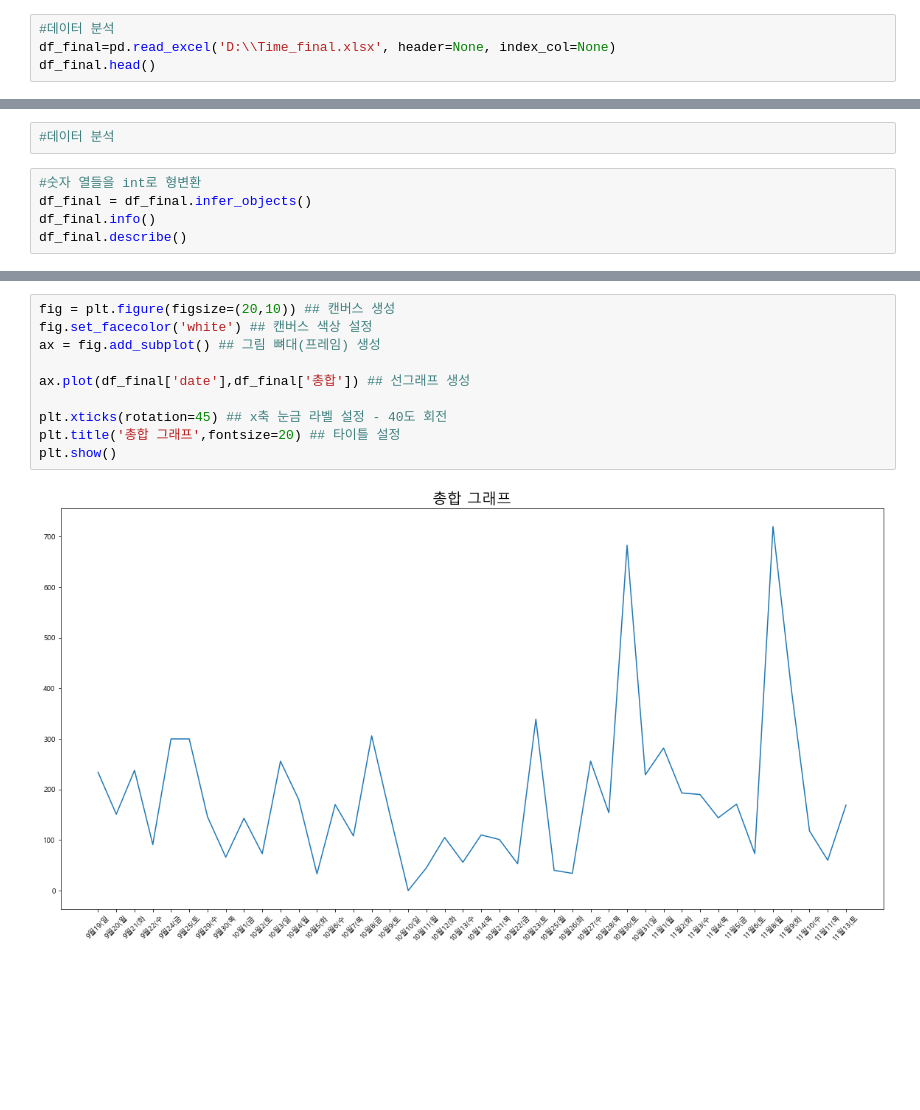
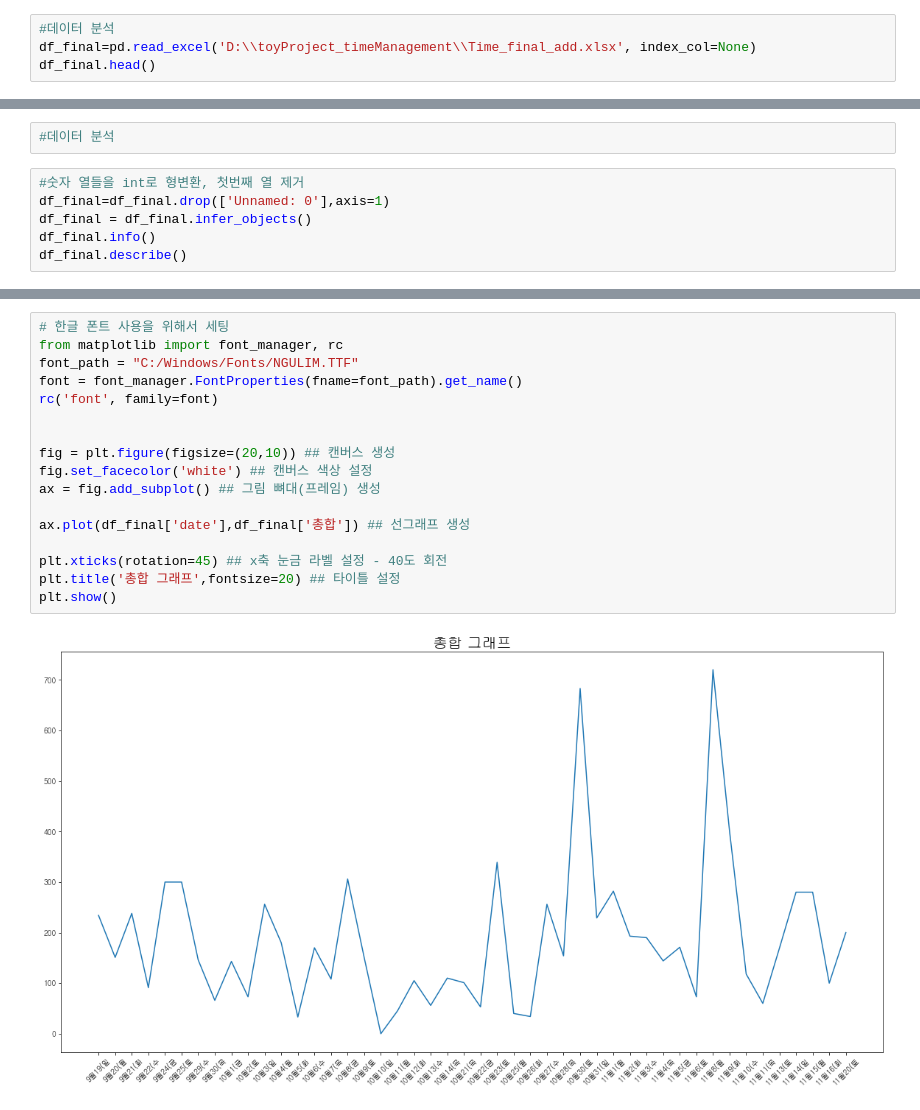
Before and after one commit to reafsss/mountain, a Jupyter notebook: python-toyProject/toyProject_timeManagement/시간관리프로젝트_데이터분석및시각화.ipynb, the cells around one changed output, grey strips where cells are left out. Cells and saved outputs as stored; diff of their text form; blank space fills up the shorter version.

```diff
--- a/python-toyProject/toyProject_timeManagement/시간관리프로젝트_데이터분석및시각화.ipynb
+++ b/python-toyProject/toyProject_timeManagement/시간관리프로젝트_데이터분석및시각화.ipynb
@@ -5,6 +5,6 @@ import matplotlib.pyplot as plt
 import seaborn as sns
 # %%
 #데이터 분석
-df_final=pd.read_excel('D:\\Time_final.xlsx', header=None, index_col=None)
+df_final=pd.read_excel('D:\\toyProject_timeManagement\\Time_final_add.xlsx', index_col=None)
 df_final.head()
 # %% [output]
@@ -17,7 +18,8 @@ df_final.head()
 # %%
 #데이터 분석
 # %%
-#숫자 열들을 int로 형변환
+#숫자 열들을 int로 형변환, 첫번째 열 제거
+df_final=df_final.drop(['Unnamed: 0'],axis=1)
 df_final = df_final.infer_objects()
 df_final.info()
 df_final.describe()
@@ -51,15 +54,22 @@ memory usage: 11.3+ KB
 # %%
+# 한글 폰트 사용을 위해서 세팅
+from matplotlib import font_manager, rc
+font_path = "C:/Windows/Fonts/NGULIM.TTF"
+font = font_manager.FontProperties(fname=font_path).get_name()
+rc('font', family=font)
+
+
 fig = plt.figure(figsize=(20,10)) ## 캔버스 생성
 fig.set_facecolor('white') ## 캔버스 색상 설정
 ax = fig.add_subplot() ## 그림 뼈대(프레임) 생성
 
 ax.plot(df_final['date'],df_final['총합']) ## 선그래프 생성
 
 plt.xticks(rotation=45) ## x축 눈금 라벨 설정 - 40도 회전
 plt.title('총합 그래프',fontsize=20) ## 타이틀 설정
 plt.show()
 # %% [output]
-[figure, old version]
+[figure, new version]
 # %%
 df_final.plot.bar(x='date', y=['자기소개서' ,'면접' , '인적성', '전공공부', '시사/이슈', '직무공부', '기업찾기', '독서']
                   , rot=45, fontsize=10, figsize=(20,10))
```
Also changed, not shown: parts of 7 cells of this notebook, 5 other files.
